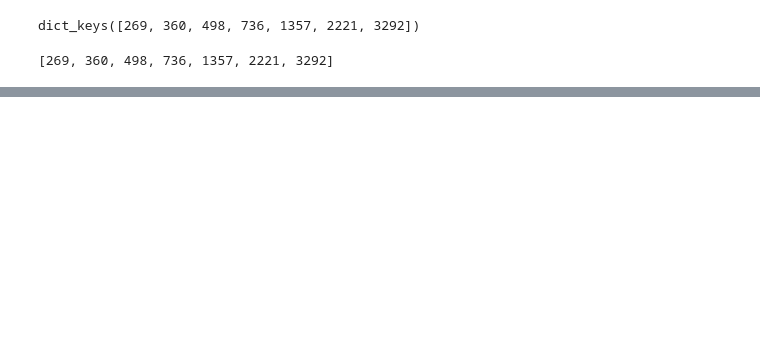
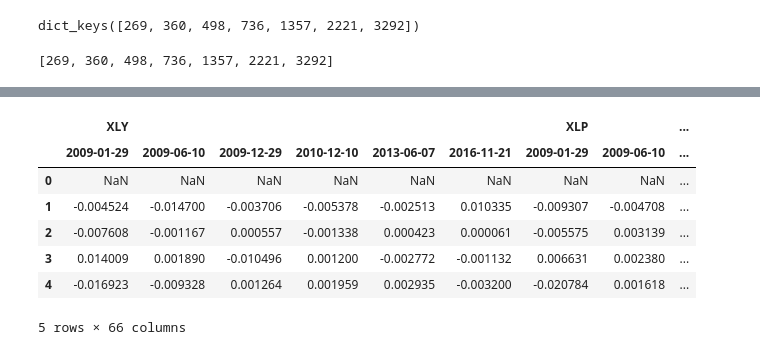
Before and after one commit to georgekoul26/Historical_Yield_Spikes, a Jupyter notebook: yield_slicer.ipynb, the cells around one changed output, grey strips where cells are left out. Drawn from its saved outputs; the diff is of its cells as text; code cells hidden in the pictures; blank space fills up the shorter version.

```diff
--- a/yield_slicer.ipynb
+++ b/yield_slicer.ipynb
@@ -128,0 +138,24 @@ sector_df.head()
+# %%
+#equalize sectors to the SP500 price at that time
+spike_list = list(sector_df.columns.levels[1])
+spy_equalized = {}
+for sector in sector_list:
+    spy_equalized[sector]={}
+    for spike in spike_list:
+        spy_equalized[sector][spike] = sector_df[sector][spike] - sector_df['SPY'][spike]
+
+new_spy_dict = {}
+for sector in sector_list:
+    new_spy_dict[sector] = pd.concat(spy_equalized[sector].values(), axis=1, keys = spy_equalized[sector].keys())
+
+equalized_df = pd.concat(new_spy_dict.values(), axis=1, keys=new_spy_dict.keys())
+equalized_df.head()
+# %% [output]
+|  | XLY |  |  |  |  |  | XLP |  | ... |
+|  | 2009-01-29 | 2009-06-10 | 2009-12-29 | 2010-12-10 | 2013-06-07 | 2016-11-21 | 2009-01-29 | 2009-06-10 | ... |
+| 0 | NaN | NaN | NaN | NaN | NaN | NaN | NaN | NaN | ... |
+| 1 | -0.004524 | -0.014700 | -0.003706 | -0.005378 | -0.002513 | 0.010335 | -0.009307 | -0.004708 | ... |
+| 2 | -0.007608 | -0.001167 | 0.000557 | -0.001338 | 0.000423 | 0.000061 | -0.005575 | 0.003139 | ... |
+| 3 | 0.014009 | 0.001890 | -0.010496 | 0.001200 | -0.002772 | -0.001132 | 0.006631 | 0.002380 | ... |
+| 4 | -0.016923 | -0.009328 | 0.001264 | 0.001959 | 0.002935 | -0.003200 | -0.020784 | 0.001618 | ... |
+5 rows × 66 columns
```
Also changed, not shown: parts of 10 cells of this notebook, 12 other files.
